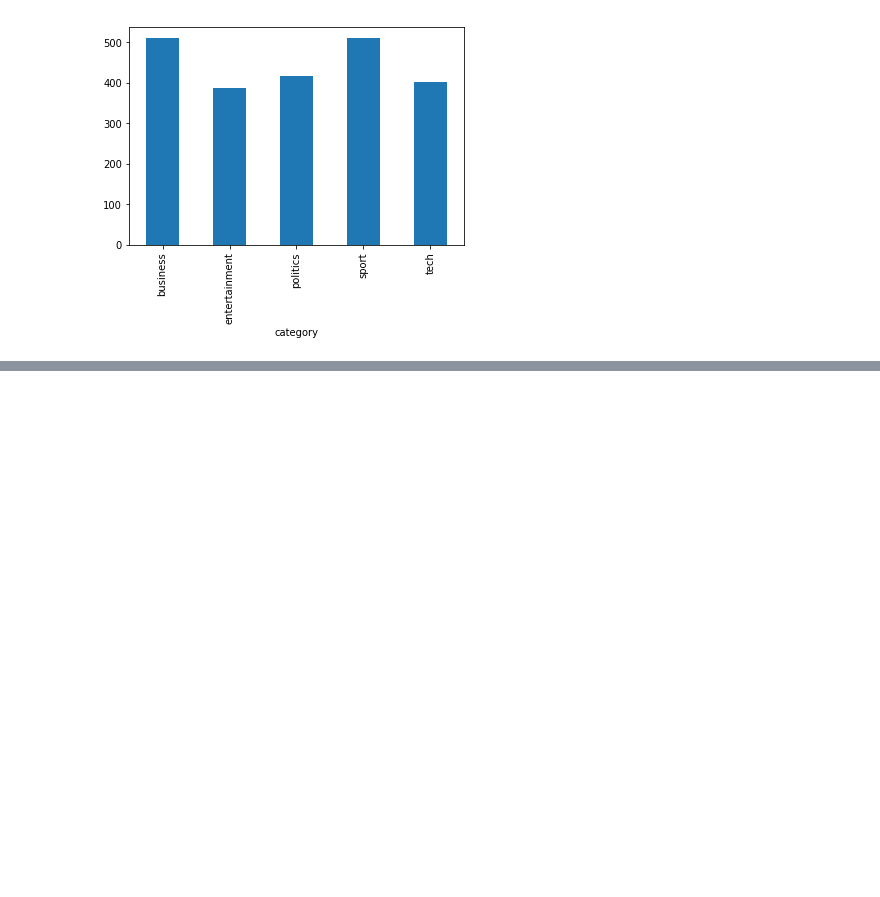
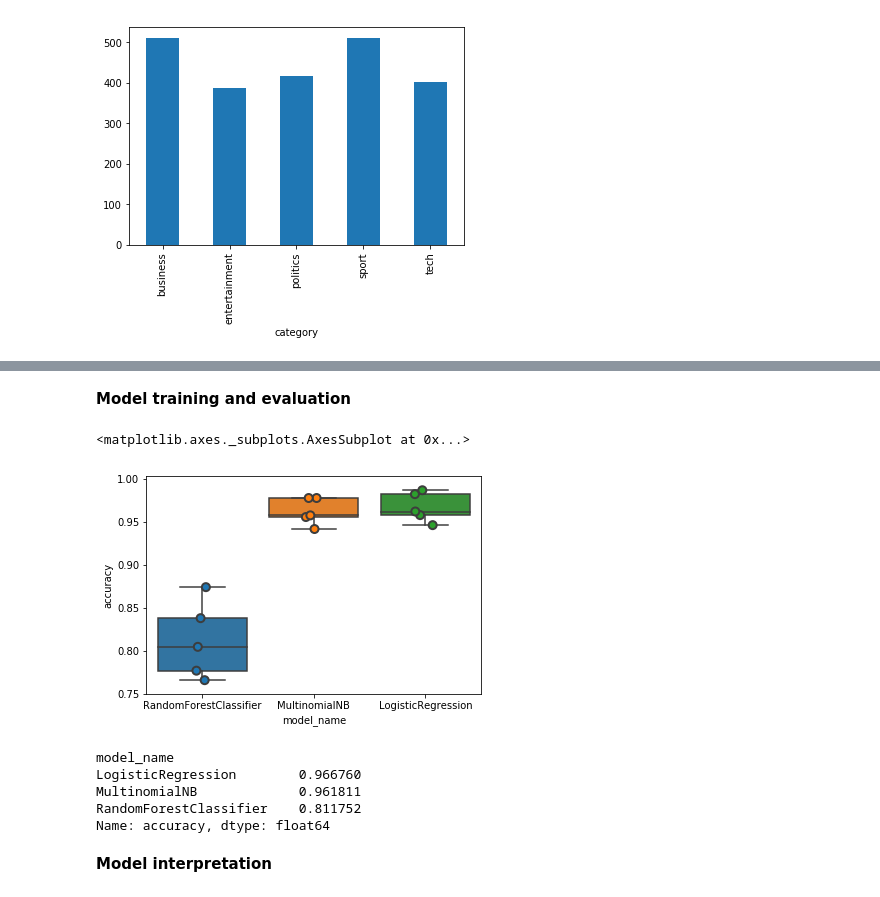
Before and after one commit to Subhraj07/Machine_Learning_Models, a Jupyter notebook: MLpractice/CEREBRINOCS/classification_article.ipynb, the cells around one changed output, grey strips where cells are left out. Cells and saved outputs as stored; diff of their text form; code cells hidden in the pictures; blank space fills up the shorter version.

```diff
--- a/MLpractice/CEREBRINOCS/classification_article.ipynb
+++ b/MLpractice/CEREBRINOCS/classification_article.ipynb
@@ -67,0 +153,42 @@ df.groupby('category').filename.count().plot.bar(ylim=0)
+# %% [markdown]
+**Model training and evaluation**
+# %%
+from sklearn.linear_model import LogisticRegression
+from sklearn.ensemble import RandomForestClassifier
+from sklearn.naive_bayes import MultinomialNB
+
+from sklearn.model_selection import cross_val_score
+
+
+models = [
+    RandomForestClassifier(n_estimators=200, max_depth=3, random_state=0),
+    MultinomialNB(),
+    LogisticRegression(random_state=0),
+]
+CV = 5
+cv_df = pd.DataFrame(index=range(CV * len(models)))
+entries = []
+for model in models:
+  model_name = model.__class__.__name__
+  accuracies = cross_val_score(model, features, labels, scoring='accuracy', cv=CV)
+  for fold_idx, accuracy in enumerate(accuracies):
+    entries.append((model_name, fold_idx, accuracy))
+cv_df = pd.DataFrame(entries, columns=['model_name', 'fold_idx', 'accuracy'])
+# %%
+import seaborn as sns
+sns.boxplot(x='model_name', y='accuracy', data=cv_df)
+sns.stripplot(x='model_name', y='accuracy', data=cv_df,
+              size=8, jitter=True, edgecolor="gray", linewidth=2)
+# %% [output]
+<matplotlib.axes._subplots.AxesSubplot at 0x...>
+[figure, added]
+# %%
+cv_df.groupby('model_name').accuracy.mean()
+# %% [output]
+model_name
+LogisticRegression        0.966760
+MultinomialNB             0.961811
+RandomForestClassifier    0.811752
+Name: accuracy, dtype: float64
+# %% [markdown]
+**Model interpretation**
```
Also changed, not shown: parts of 17 cells of this notebook.
